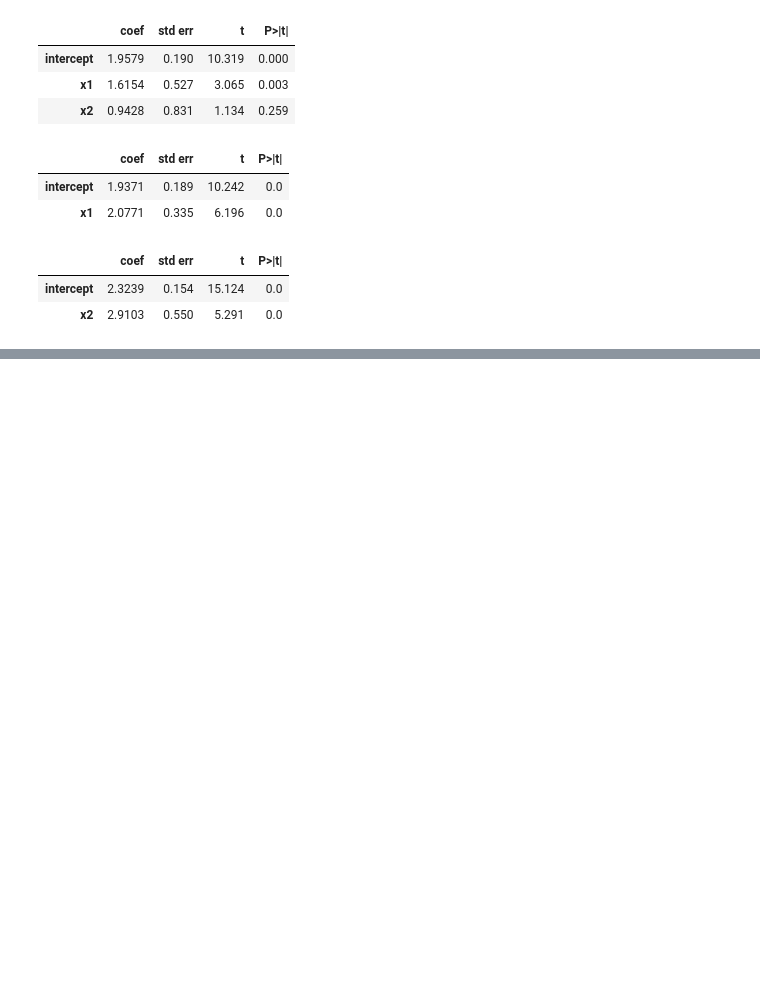
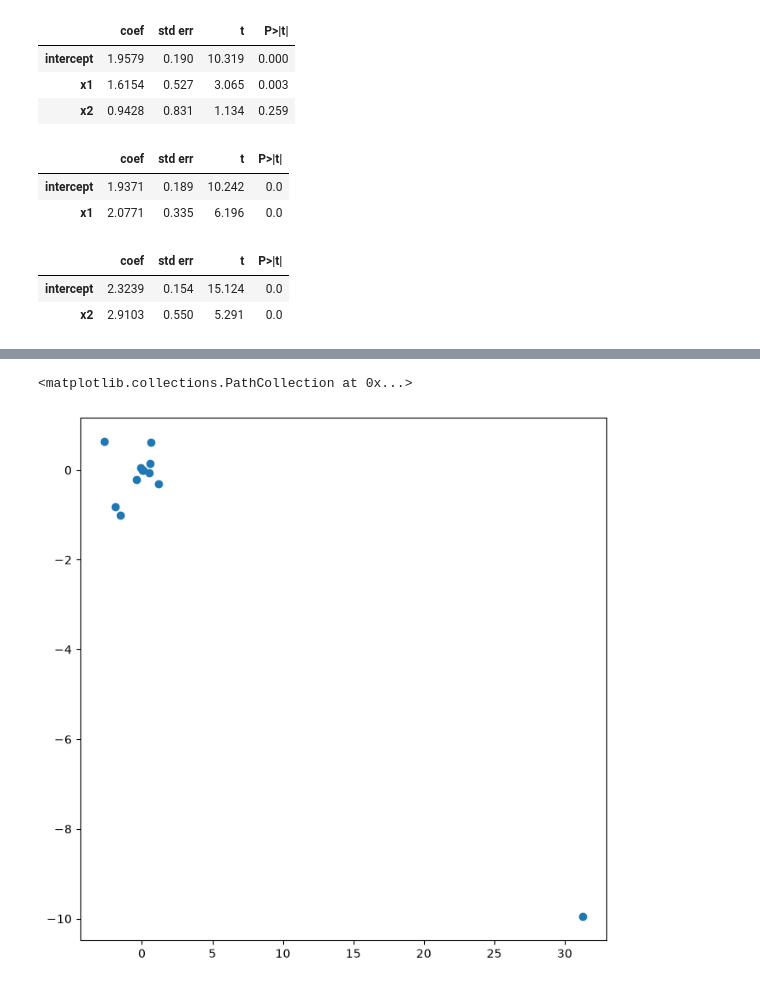
Before and after one commit to Mussab157/ISLP, a Jupyter notebook: Chapter3/ch3_lab.ipynb, the cells around one changed output, grey strips where cells are left out. Saved outputs shown, nothing was run; the diff lists cells and outputs as text; code cells hidden in the pictures; blank space fills up the shorter version.

```diff
--- a/Chapter3/ch3_lab.ipynb
+++ b/Chapter3/ch3_lab.ipynb
@@ -649,0 +684,4 @@ y = np.concatenate([y, [6]])
+# %%
+all_variables=Boston.columns
+all_variables=all_variables.drop('crim')
+all_variables
@@ -649,0 +692,11 @@ y = np.concatenate([y, [6]])
+# %%
+result_params=[]
+for each_variable in all_variables:
+    X=MS([each_variable], intercept=True).fit_transform(Boston)
+    model=sm.OLS(y, X)
+    result=model.fit()
+    (summarize(result))
+    eachresult=result.params
+    eachresult=eachresult.drop(['intercept'] )
+    result_params.append(eachresult)
+result_params
@@ -649,0 +721,6 @@ y = np.concatenate([y, [6]])
+# %%
+X=MS(['zn', 'indus', 'chas', 'nox', 'rm', 'age', 'dis', 'rad', 'tax',
+       'ptratio', 'lstat', 'medv']).fit_transform(Boston)
+model=sm.OLS(y,X)
+result=model.fit()
+summarize(result)
@@ -649,0 +746,4 @@ y = np.concatenate([y, [6]])
+# %%
+multiple_reg_coeff=result.params
+multiple_reg_coeff=multiple_reg_coeff.drop('intercept')
+multiple_reg_coeff
@@ -649,0 +764,6 @@ y = np.concatenate([y, [6]])
+# %%
+ax=subplots(figsize=(8, 8))[1]
+ax.scatter(result_params, multiple_reg_coeff)
+# %% [output]
+<matplotlib.collections.PathCollection at 0x...>
+[figure, added]
```
Also changed, not shown: parts of 12 cells of this notebook.
